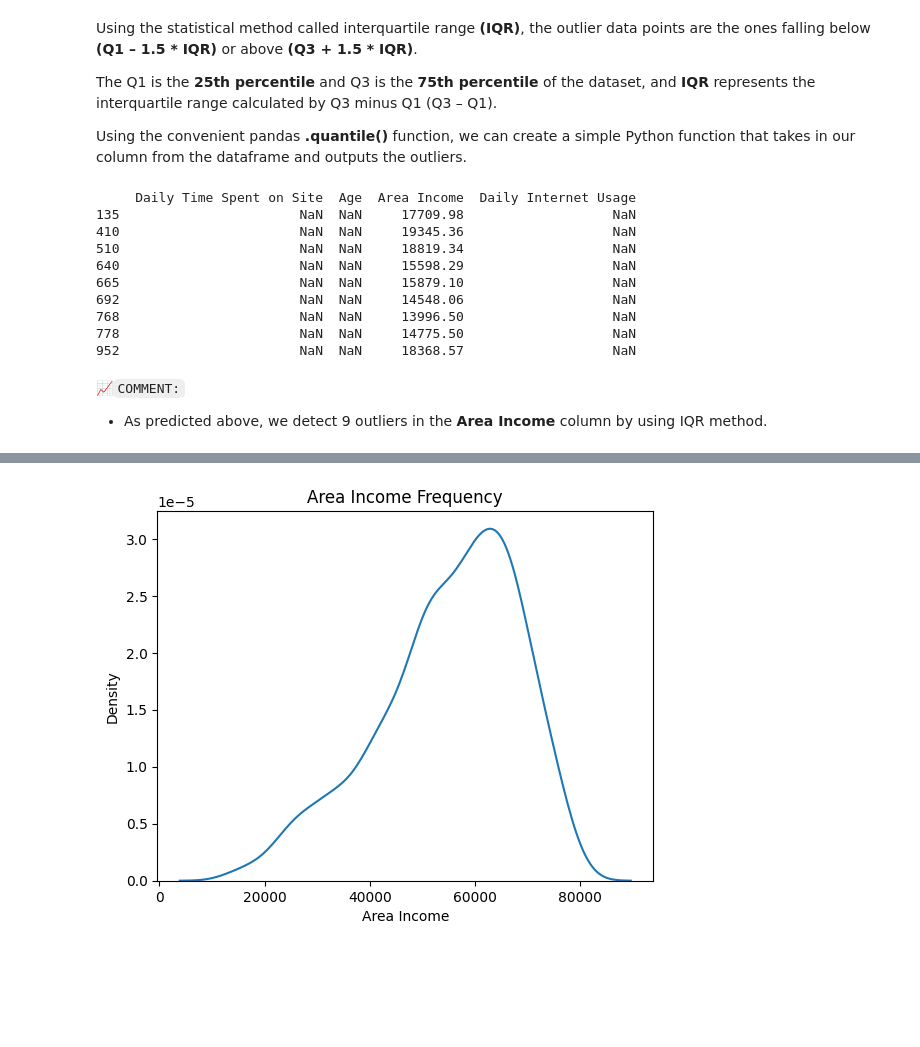
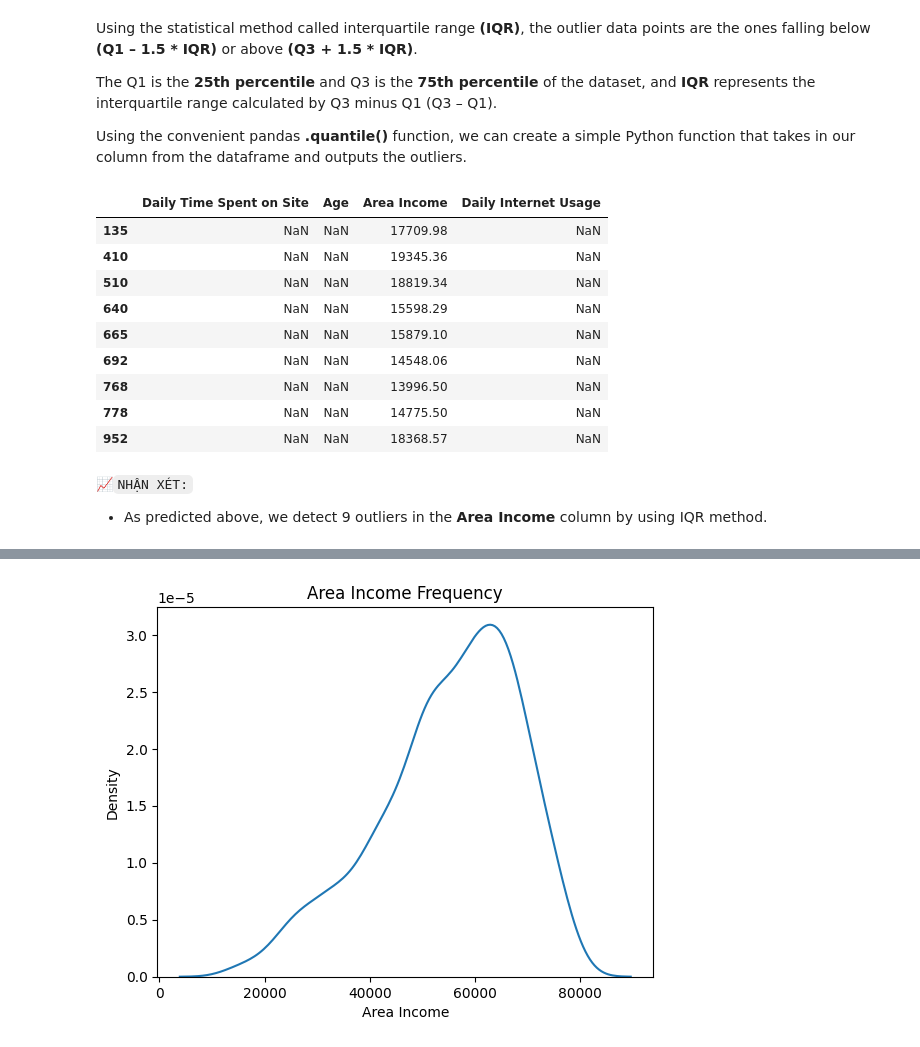
Before and after one commit to Alexieve/Applied-Data-Analytics, a Jupyter notebook: Notebooks/1-Pre-Processing/1_Pre-Processing.ipynb, the cells around one changed output, grey strips where cells are left out. Cells and saved outputs as stored; diff of their text form; code cells hidden in the pictures; blank space fills up the shorter version.

```diff
--- a/Notebooks/1-Pre-Processing/1_Pre-Processing.ipynb
+++ b/Notebooks/1-Pre-Processing/1_Pre-Processing.ipynb
@@ -276,22 +278,24 @@ def findOutlierUsingIQR(df:pd.DataFrame):
 
     return outliers
 # %%
+# Find outliers using IQR method
 outliers = findOutlierUsingIQR(df[['Daily Time Spent on Site','Age','Area Income','Daily Internet Usage']])
 
+# Print the outliers
 outliers=outliers[~outliers.isnull().all(axis=1)]
-print(outliers)
+outliers
 # %% [output]
-     Daily Time Spent on Site  Age  Area Income  Daily Internet Usage
-135                       NaN  NaN     17709.98                   NaN
-410                       NaN  NaN     19345.36                   NaN
-510                       NaN  NaN     18819.34                   NaN
-640                       NaN  NaN     15598.29                   NaN
-665                       NaN  NaN     15879.10                   NaN
-692                       NaN  NaN     14548.06                   NaN
-768                       NaN  NaN     13996.50                   NaN
-778                       NaN  NaN     14775.50                   NaN
-952                       NaN  NaN     18368.57                   NaN
+|  | Daily Time Spent on Site | Age | Area Income | Daily Internet Usage |
+| 135 | NaN | NaN | 17709.98 | NaN |
+| 410 | NaN | NaN | 19345.36 | NaN |
+| 510 | NaN | NaN | 18819.34 | NaN |
+| 640 | NaN | NaN | 15598.29 | NaN |
+| 665 | NaN | NaN | 15879.10 | NaN |
+| 692 | NaN | NaN | 14548.06 | NaN |
+| 768 | NaN | NaN | 13996.50 | NaN |
+| 778 | NaN | NaN | 14775.50 | NaN |
+| 952 | NaN | NaN | 18368.57 | NaN |
 # %% [markdown]
-📈`COMMENT:`
+📈`NHẬN XÉT:`
 - As predicted above, we detect 9 outliers in the **Area Income** column by using IQR method.
 # %%
```
Also changed, not shown: parts of 99 cells of this notebook, 3 other files.
